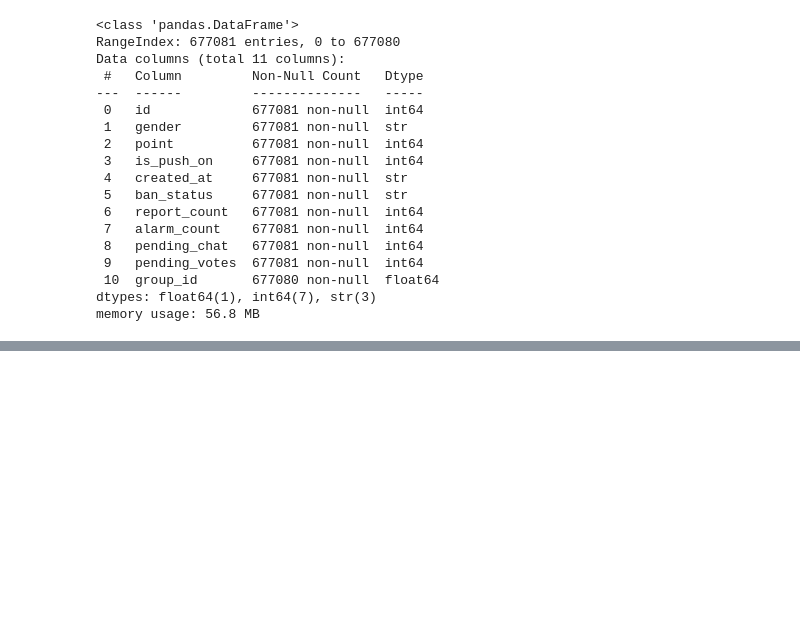
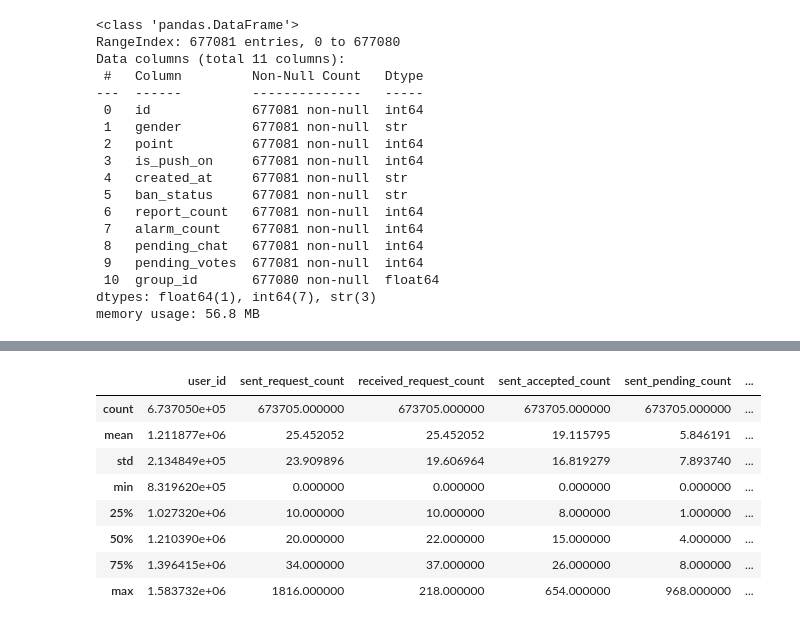
Before and after one commit to DA15-Lab/team4-final-project, a Jupyter notebook: notebooks/eda/eda-jsun.ipynb, the cells around one changed output, grey strips where cells are left out. Saved outputs shown, nothing was run; the diff lists cells and outputs as text; code cells hidden in the pictures; blank space fills up the shorter version.

```diff
--- a/notebooks/eda/eda-jsun.ipynb
+++ b/notebooks/eda/eda-jsun.ipynb
@@ -40,0 +289,16 @@ memory usage: 56.8 MB
+# %%
+received_status = (
+    friend_df
+    .groupby(["receive_user_id", "status"])
+    .size()
+    .unstack(fill_value=0)
+    .reset_index()
+    .rename(columns={
+        "receive_user_id": "user_id",
+        "A": "received_accepted_count",
+        "P": "received_pending_count",
+        "R": "received_rejected_count"
+    })
+)
+
+received_status.head()
@@ -40,0 +312,23 @@ memory usage: 56.8 MB
+# %%
+friend_summary = (
+    friend_summary
+    .merge(sent_status, on="user_id", how="left")
+    .merge(received_status, on="user_id", how="left")
+)
+
+status_cols = [
+    "sent_accepted_count",
+    "sent_pending_count",
+    "sent_rejected_count",
+    "received_accepted_count",
+    "received_pending_count",
+    "received_rejected_count",
+]
+
+friend_summary[status_cols] = (
+    friend_summary[status_cols]
+    .fillna(0)
+    .astype(int)
+)
+
+friend_summary.head()
@@ -40,0 +342,12 @@ memory usage: 56.8 MB
+# %%
+friend_summary.describe()
+# %% [output]
+|  | user_id | sent_request_count | received_request_count | sent_accepted_count | sent_pending_count | ... |
+| count | 6.737050e+05 | 673705.000000 | 673705.000000 | 673705.000000 | 673705.000000 | ... |
+| mean | 1.211877e+06 | 25.452052 | 25.452052 | 19.115795 | 5.846191 | ... |
+| std | 2.134849e+05 | 23.909896 | 19.606964 | 16.819279 | 7.893740 | ... |
+| min | 8.319620e+05 | 0.000000 | 0.000000 | 0.000000 | 0.000000 | ... |
+| 25% | 1.027320e+06 | 10.000000 | 10.000000 | 8.000000 | 1.000000 | ... |
+| 50% | 1.210390e+06 | 20.000000 | 22.000000 | 15.000000 | 4.000000 | ... |
+| 75% | 1.396415e+06 | 34.000000 | 37.000000 | 26.000000 | 8.000000 | ... |
+| max | 1.583732e+06 | 1816.000000 | 218.000000 | 654.000000 | 968.000000 | ... |
```
Also changed, not shown: parts of 48 cells of this notebook.
